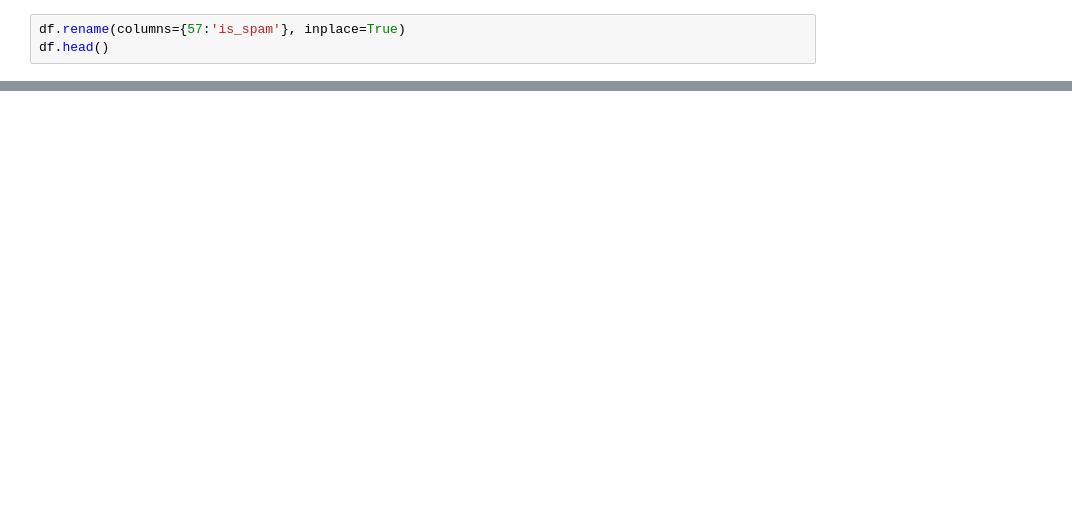
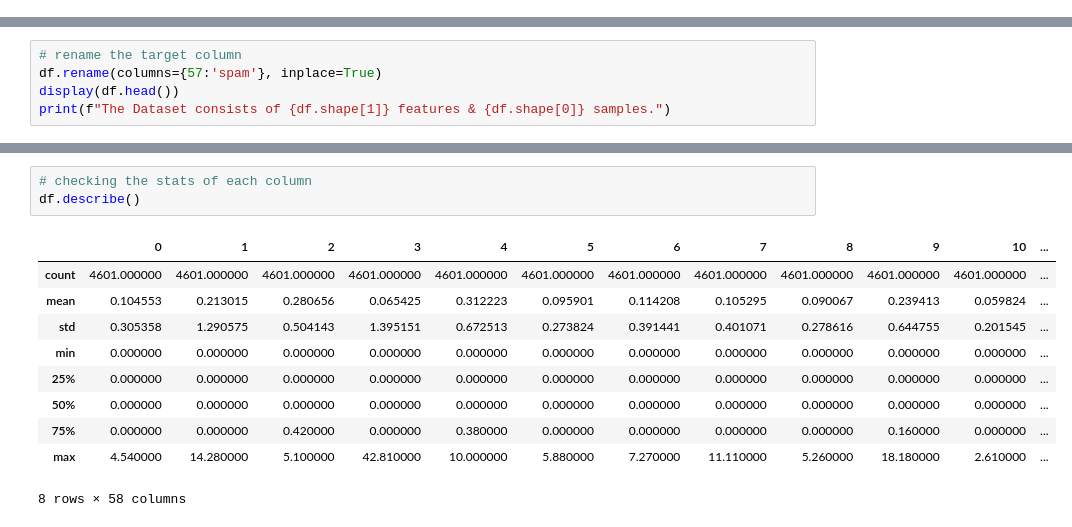
Before and after one commit to NotMishaal/Spam-Classification, a Jupyter notebook: classification.ipynb, the cells around one changed output, grey strips where cells are left out. Cells and saved outputs as stored; diff of their text form; blank space fills up the shorter version.

```diff
--- a/classification.ipynb
+++ b/classification.ipynb
@@ -21,3 +18,0 @@ df.head()
-# %%
-df.rename(columns={57:'is_spam'}, inplace=True)
-df.head()
@@ -31,0 +19,5 @@ df.head()
+# %%
+# rename the target column
+df.rename(columns={57:'spam'}, inplace=True)
+display(df.head())
+print(f"The Dataset consists of {df.shape[1]} features & {df.shape[0]} samples.")
@@ -31,0 +56,14 @@ df.head()
+# %%
+# checking the stats of each column
+df.describe()
+# %% [output]
+|  | 0 | 1 | 2 | 3 | 4 | 5 | 6 | 7 | 8 | 9 | 10 | ... |
+| count | 4601.000000 | 4601.000000 | 4601.000000 | 4601.000000 | 4601.000000 | 4601.000000 | 4601.000000 | 4601.000000 | 4601.000000 | 4601.000000 | 4601.000000 | ... |
+| mean | 0.104553 | 0.213015 | 0.280656 | 0.065425 | 0.312223 | 0.095901 | 0.114208 | 0.105295 | 0.090067 | 0.239413 | 0.059824 | ... |
+| std | 0.305358 | 1.290575 | 0.504143 | 1.395151 | 0.672513 | 0.273824 | 0.391441 | 0.401071 | 0.278616 | 0.644755 | 0.201545 | ... |
+| min | 0.000000 | 0.000000 | 0.000000 | 0.000000 | 0.000000 | 0.000000 | 0.000000 | 0.000000 | 0.000000 | 0.000000 | 0.000000 | ... |
+| 25% | 0.000000 | 0.000000 | 0.000000 | 0.000000 | 0.000000 | 0.000000 | 0.000000 | 0.000000 | 0.000000 | 0.000000 | 0.000000 | ... |
+| 50% | 0.000000 | 0.000000 | 0.000000 | 0.000000 | 0.000000 | 0.000000 | 0.000000 | 0.000000 | 0.000000 | 0.000000 | 0.000000 | ... |
+| 75% | 0.000000 | 0.000000 | 0.420000 | 0.000000 | 0.380000 | 0.000000 | 0.000000 | 0.000000 | 0.000000 | 0.160000 | 0.000000 | ... |
+| max | 4.540000 | 14.280000 | 5.100000 | 42.810000 | 10.000000 | 5.880000 | 7.270000 | 11.110000 | 5.260000 | 18.180000 | 2.610000 | ... |
+8 rows × 58 columns
```
Also changed, not shown: parts of 9 cells of this notebook.
